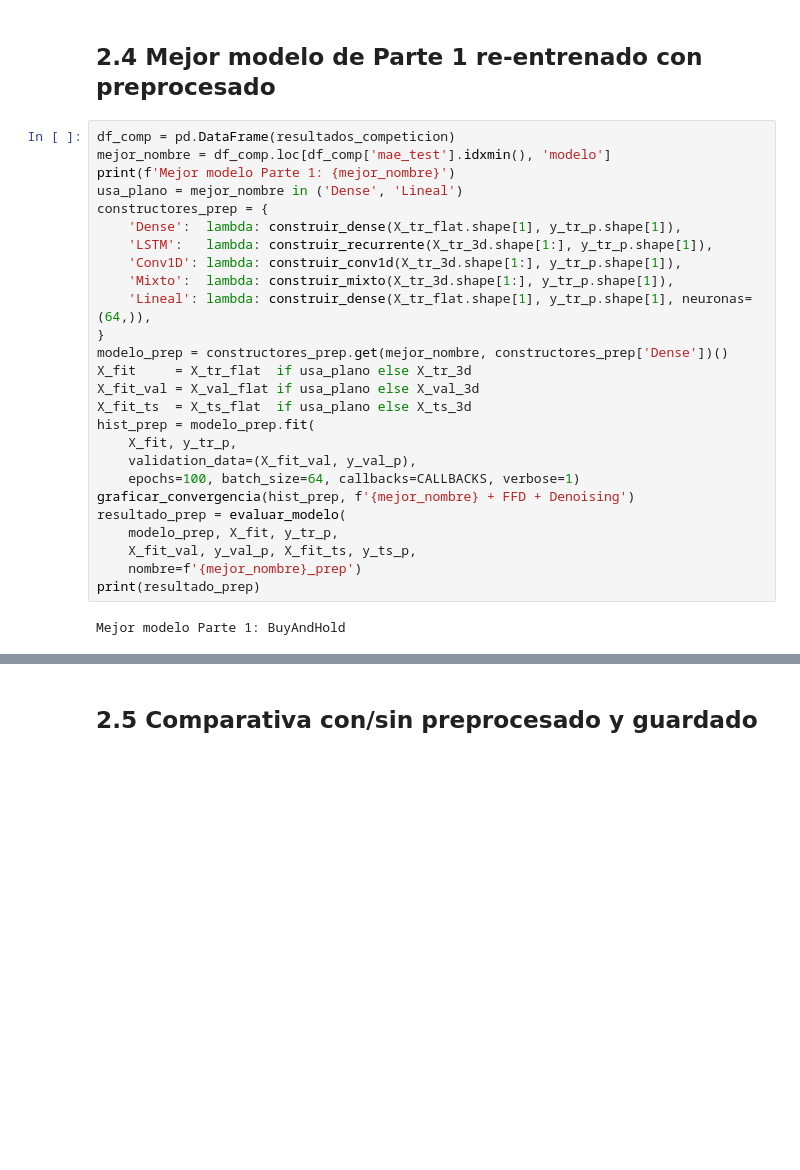
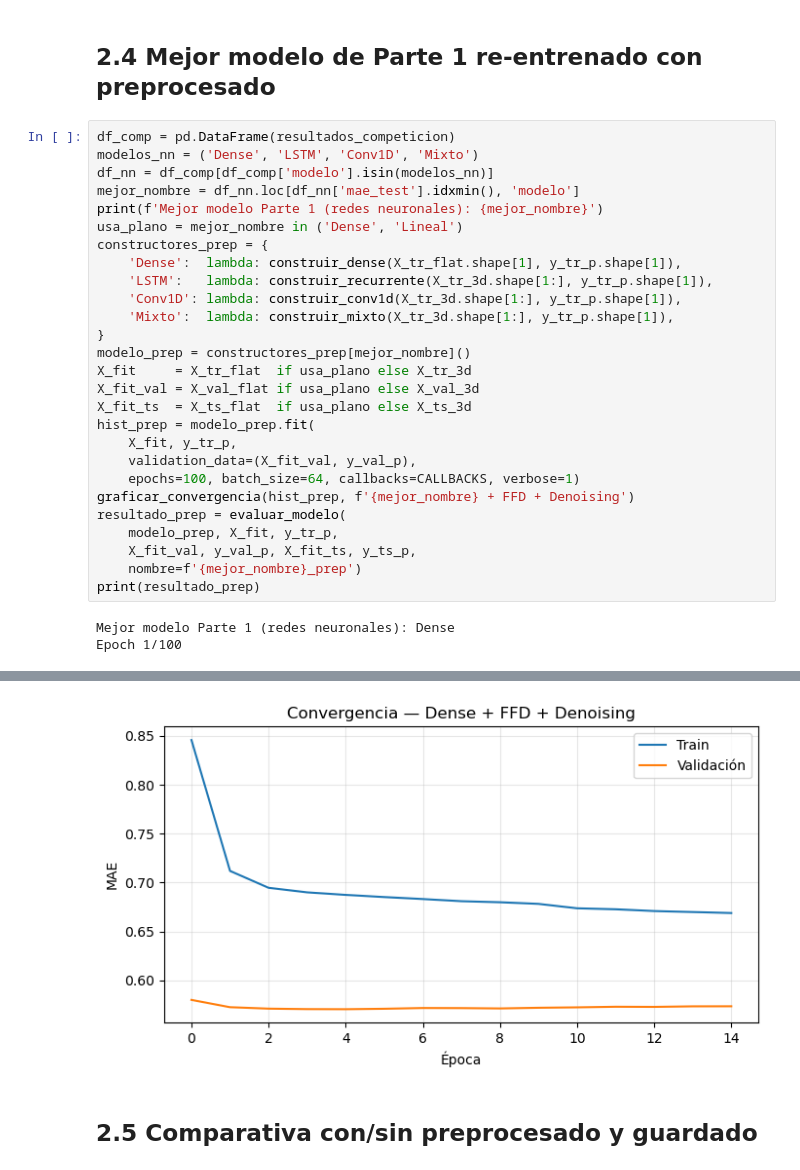
Before and after one commit to NataliaSJO/Taller4_NN, a Jupyter notebook: cuadernos/ent05_sal01.ipynb, the cells around one changed output, grey strips where cells are left out. Drawn from its saved outputs; the diff is of its cells as text; blank space fills up the shorter version.

Commit message:
solución bug parte2

```diff
--- a/cuadernos/ent05_sal01.ipynb
+++ b/cuadernos/ent05_sal01.ipynb
@@ -564,17 +566,18 @@ ValueError: With n_samples=0, test_size=0.1 and train_size=None, the resulting t
 ## 2.4 Mejor modelo de Parte 1 re-entrenado con preprocesado
 # %%
 df_comp = pd.DataFrame(resultados_competicion)
-mejor_nombre = df_comp.loc[df_comp['mae_test'].idxmin(), 'modelo']
-print(f'Mejor modelo Parte 1: {mejor_nombre}')
+modelos_nn = ('Dense', 'LSTM', 'Conv1D', 'Mixto')
+df_nn = df_comp[df_comp['modelo'].isin(modelos_nn)]
+mejor_nombre = df_nn.loc[df_nn['mae_test'].idxmin(), 'modelo']
+print(f'Mejor modelo Parte 1 (redes neuronales): {mejor_nombre}')
 usa_plano = mejor_nombre in ('Dense', 'Lineal')
 constructores_prep = {
     'Dense':  lambda: construir_dense(X_tr_flat.shape[1], y_tr_p.shape[1]),
     'LSTM':   lambda: construir_recurrente(X_tr_3d.shape[1:], y_tr_p.shape[1]),
     'Conv1D': lambda: construir_conv1d(X_tr_3d.shape[1:], y_tr_p.shape[1]),
     'Mixto':  lambda: construir_mixto(X_tr_3d.shape[1:], y_tr_p.shape[1]),
-    'Lineal': lambda: construir_dense(X_tr_flat.shape[1], y_tr_p.shape[1], neuronas=(64,)),
 }
-modelo_prep = constructores_prep.get(mejor_nombre, constructores_prep['Dense'])()
+modelo_prep = constructores_prep[mejor_nombre]()
 X_fit     = X_tr_flat  if usa_plano else X_tr_3d
 X_fit_val = X_val_flat if usa_plano else X_val_3d
 X_fit_ts  = X_ts_flat  if usa_plano else X_ts_3d
@@ -589,4 +592,5 @@ resultado_prep = evaluar_modelo(
     nombre=f'{mejor_nombre}_prep')
 print(resultado_prep)
 # %% [output]
-Mejor modelo Parte 1: BuyAndHold
+Mejor modelo Parte 1 (redes neuronales): Dense
+Epoch 1/100
@@ -594,3 +614,4 @@ NameError: name 'X_tr_flat' is not defined
+[figure, added]
 # %% [markdown]
 ## 2.5 Comparativa con/sin preprocesado y guardado
 # %%
```
Also changed, not shown: parts of 15 cells of this notebook, 16 other files.
